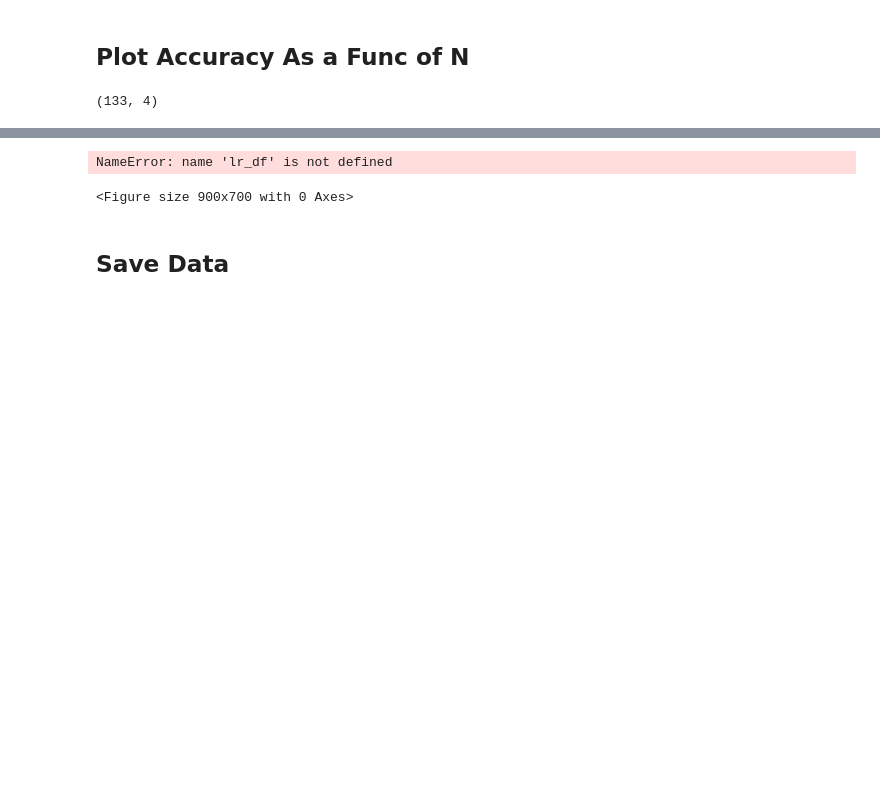
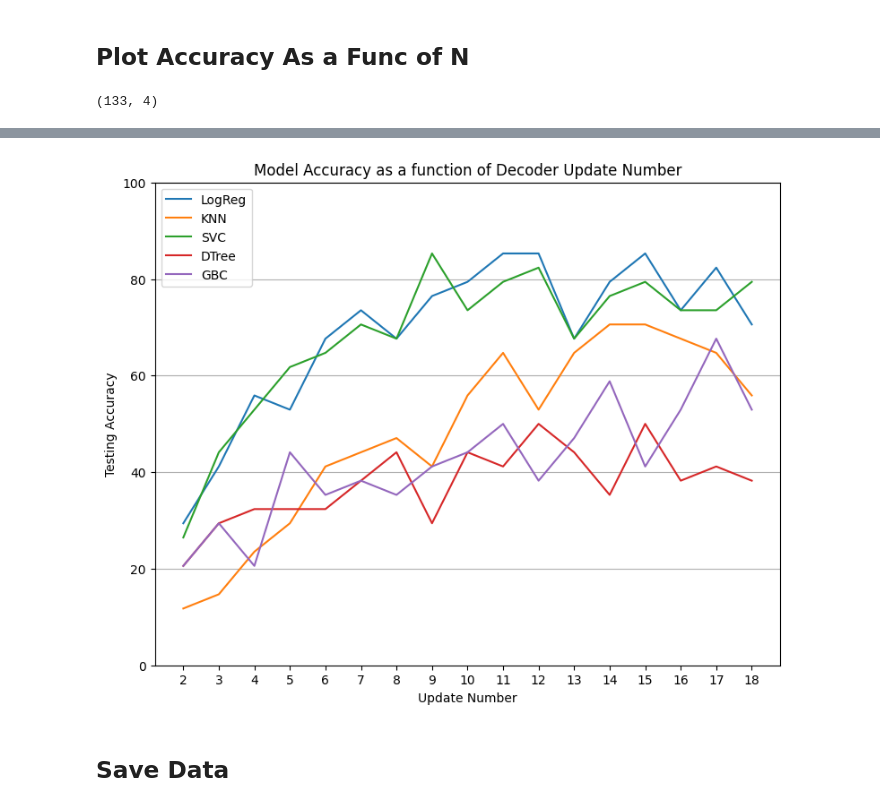
Before and after one commit to kdmalc/personalization-privacy-risk, a Jupyter notebook: 104_Decoder_Info_Per_Update.ipynb, the cells around one changed output, grey strips where cells are left out. Cells and saved outputs as stored; diff of their text form; code cells hidden in the pictures; blank space fills up the shorter version.

Commit message:
Ugly plots

```diff
--- a/104_Decoder_Info_Per_Update.ipynb
+++ b/104_Decoder_Info_Per_Update.ipynb
@@ -279,22 +280,21 @@ NameError: name 'lr_df' is not defined
 # %%
 my_x_updates = list(range(19))[2:]
 
 plt.figure(figsize=(9,7))
 plt.plot(my_x_updates, lr_df.iloc[2:, 2], label='LogReg')
 plt.plot(my_x_updates, knn_df.iloc[2:, 2], label='KNN')
 plt.plot(my_x_updates, svc_df.iloc[2:, 2], label='SVC')
 plt.plot(my_x_updates, dt_df.iloc[2:, 2], label='DTree')
 plt.plot(my_x_updates, gbt_df.iloc[2:, 2], label='GBC')
-plt.xticks(np.arange(0, 19, 1.0))
+plt.xticks(np.arange(2, 19, 1.0))
 plt.yticks(np.arange(0, 120, 20.0))
 plt.grid(axis='y')
 plt.xlabel('Update Number')
 plt.ylabel('Testing Accuracy')
 plt.title('Model Accuracy as a function of Decoder Update Number')
 plt.legend(loc='best')
 plt.show()
 # %% [output]
-NameError: name 'lr_df' is not defined
-<Figure size 900x700 with 0 Axes>
+[figure, added]
 # %% [markdown]
 ## Save Data
```
Also changed, not shown: parts of 7 cells of this notebook, 2 other files.
